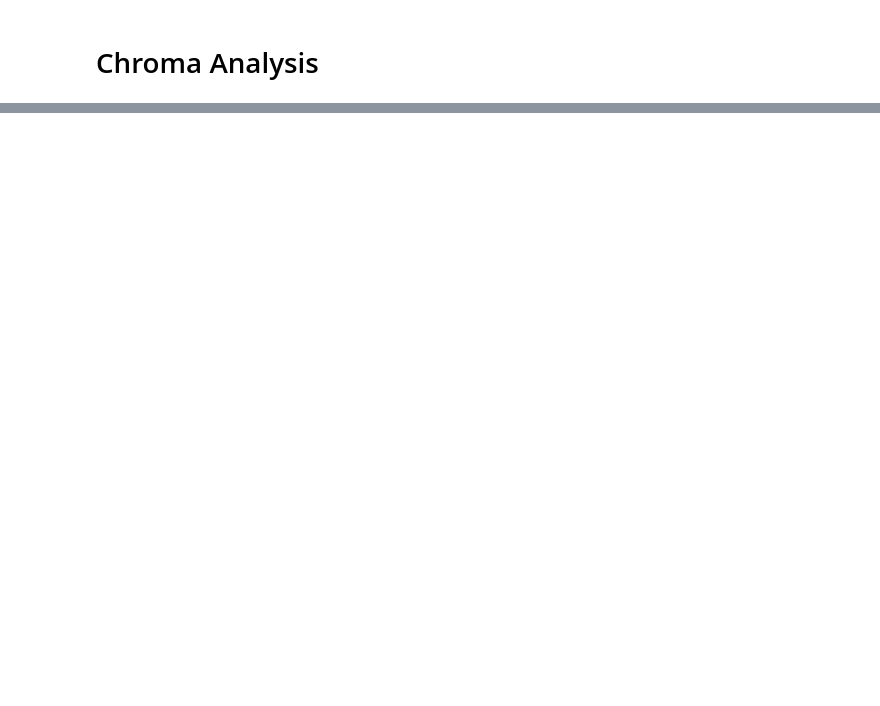
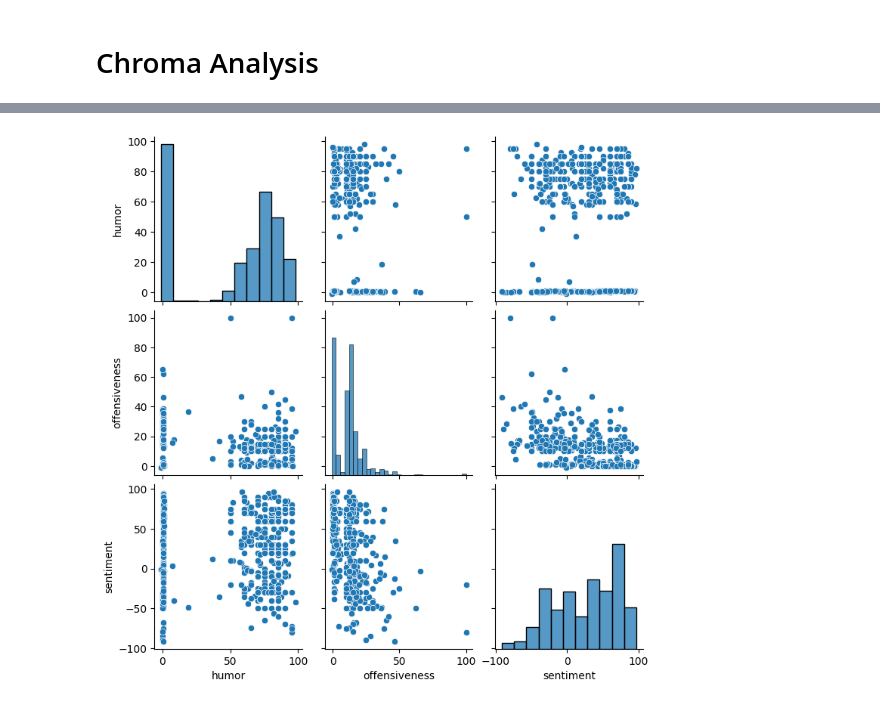
Before and after one commit to AwaleSajil/FunnyProject, a Jupyter notebook: analysing data/1_eda.ipynb, the cells around one changed output, grey strips where cells are left out. Drawn from its saved outputs; the diff is of its cells as text; code cells hidden in the pictures; blank space fills up the shorter version.

```diff
--- a/analysing data/1_eda.ipynb
+++ b/analysing data/1_eda.ipynb
@@ -217,0 +198,5 @@ year
+# %%
+sns.pairplot(df[["humor","offensiveness", "sentiment"]])
+plt.show()
+# %% [output]
+[figure, added]
```
Also changed, not shown: parts of 7 cells of this notebook, 1 other file.
